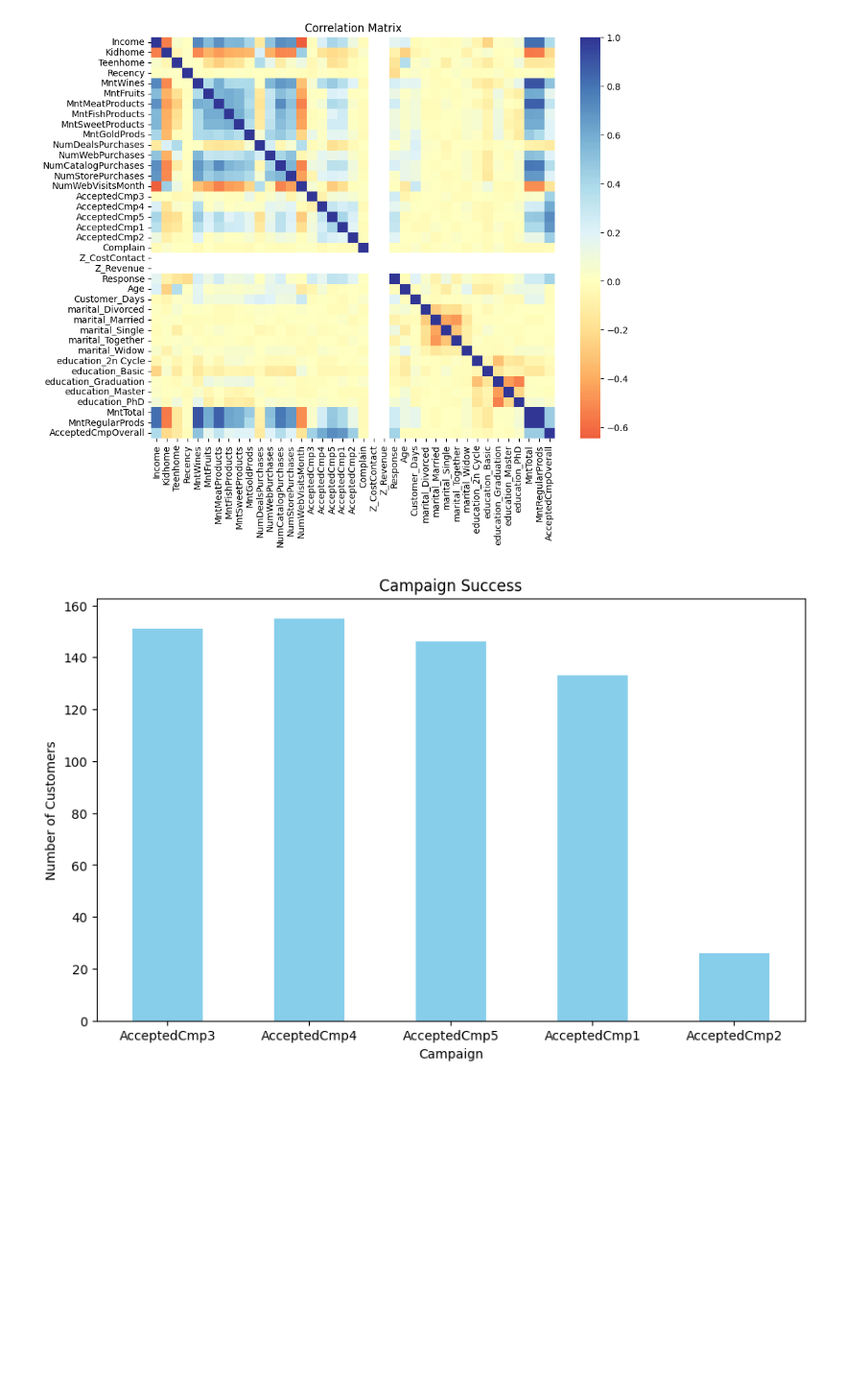
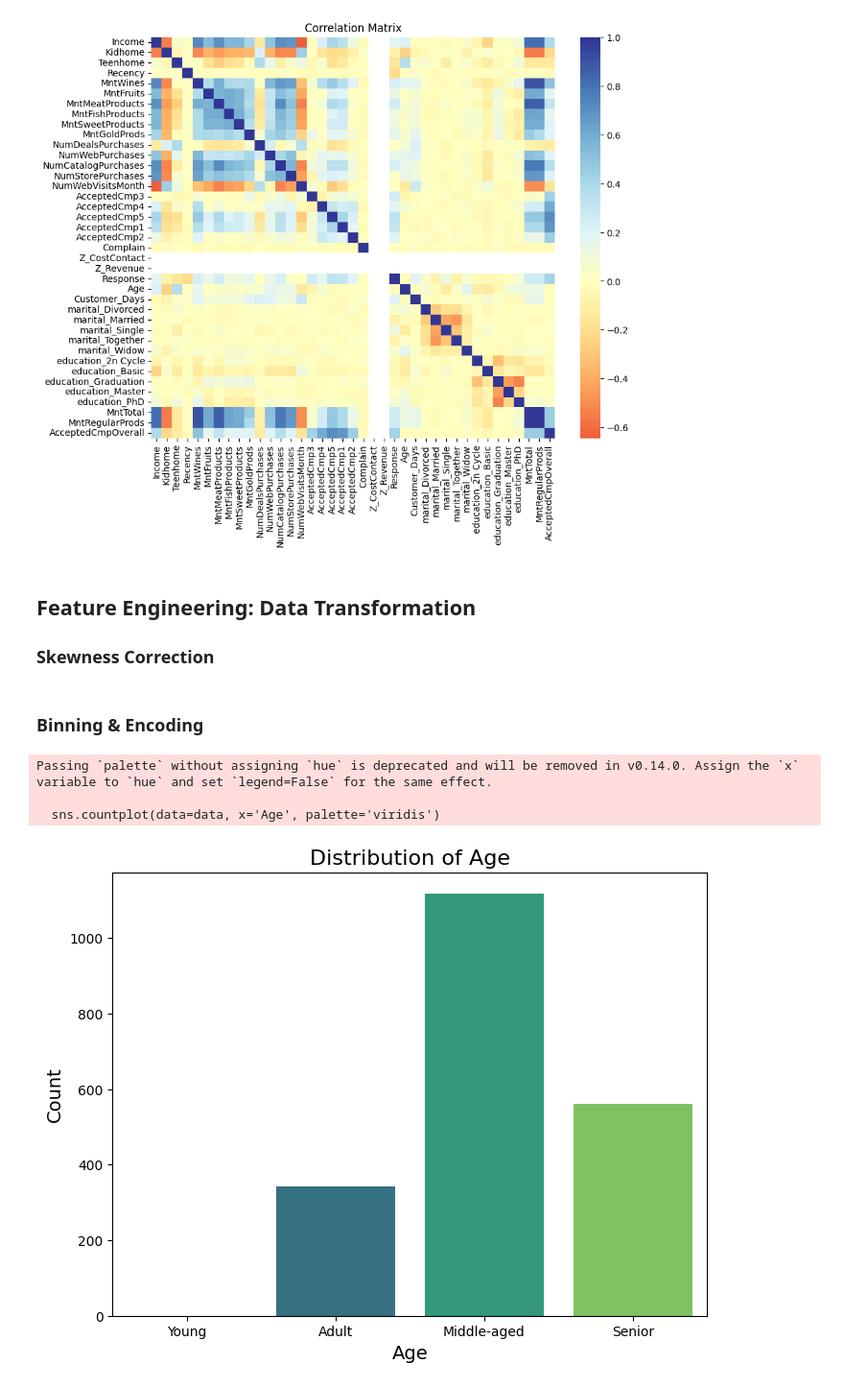
Before and after one commit to vanmoog/Predictive-Analysis-Pipeline, a Jupyter notebook: model.ipynb, the cells around one changed output. Shown at 96% size. Cells and saved outputs as stored; diff of their text form; code cells hidden in the pictures; blank space fills up the shorter version.

```diff
--- a/model.ipynb
+++ b/model.ipynb
@@ -27,0 +24,9 @@ numeric_summary= data_no_dup.describe()
+# %%
+duplicates = data.duplicated()
+data_no_dup = data.drop_duplicates()
+
+# Assuming your DataFrame is called 'data'
+columns_to_exclude = ['Z_CostContact', 'Z_Revenue']
+
+# Drop the specified columns from the DataFrame
+data = data_no_dup.drop(columns=columns_to_exclude)
@@ -69,14 +189,6 @@ plt.title("Correlation Matrix")
 plt.show()
 # %% [output]
 [figure]
-# %%
-# Campaign Analysis
-campaign_success = data_no_dup.filter(regex="^AcceptedCmp[1-5]$", axis=1).sum()
-campaign_success.plot(kind="bar", color="skyblue", figsize=(10, 6))
-plt.title("Campaign Success")
-plt.xlabel("Campaign")
-plt.ylabel("Number of Customers")
-plt.xticks(rotation=0)
-plt.show()
-# %% [output]
-[figure, removed]
+# %% [markdown]
+## Feature Engineering: Data Transformation
+### Skewness Correction
@@ -82,0 +219,49 @@ plt.show()
+# %% [markdown]
+### Binning & Encoding
+# %%
+# Define the maximum income value
+max_income = data['Income'].max()
+
+# Define the bin edges
+bin_edges = [0, 30000, 75000, max_income]
+
+# Define the bin labels
+bin_labels = ['Low', 'Average', 'High']
+
+# Create the income_bins column using binning
+data['Income'] = pd.cut(data['Income'], bins=bin_edges, labels=bin_labels, right=False)
+
+
+# Define the bin edges
+age_bin_edges = [0, 20, 40, 60, float('inf')]  # Define the age bins as [0-30], [31-50], [51-70], [71 and above]
+
+# Define the bin labels
+age_bin_labels = ['Young', 'Adult', 'Middle-aged', 'Senior']
+
+# Create the age_bins column using binning
+data['Age'] = pd.cut(data['Age'], bins=age_bin_edges, labels=age_bin_labels, right=False)
+
+# # Plot count of income bins
+# plt.figure(figsize=(8, 6))
+# sns.countplot(data=data, x='income_bins', palette='viridis')
+# plt.title('Distribution of Income Bins', fontsize=16)
+# plt.xlabel('Income Bins', fontsize=14)
+# plt.ylabel('Count', fontsize=14)
+# plt.show()
+
+# Plot count of age bins
+plt.figure(figsize=(8, 6))
+sns.countplot(data=data, x='Age', palette='viridis')
+plt.title('Distribution of Age', fontsize=16)
+plt.xlabel('Age', fontsize=14)
+plt.ylabel('Count', fontsize=14)
+plt.show()
+
+
+# Perform one-hot encoding on 'Age' and 'Income' columns
+data = pd.get_dummies(data, columns=['Age', 'Income'], drop_first=False)
+# %% [output]
+Passing `palette` without assigning `hue` is deprecated and will be removed in v0.14.0. Assign the `x` variable to `hue` and set `legend=False` for the same effect.
+
+  sns.countplot(data=data, x='Age', palette='viridis')
+[figure, added]
```
Also changed, not shown: parts of 29 cells of this notebook, 1 other file.
